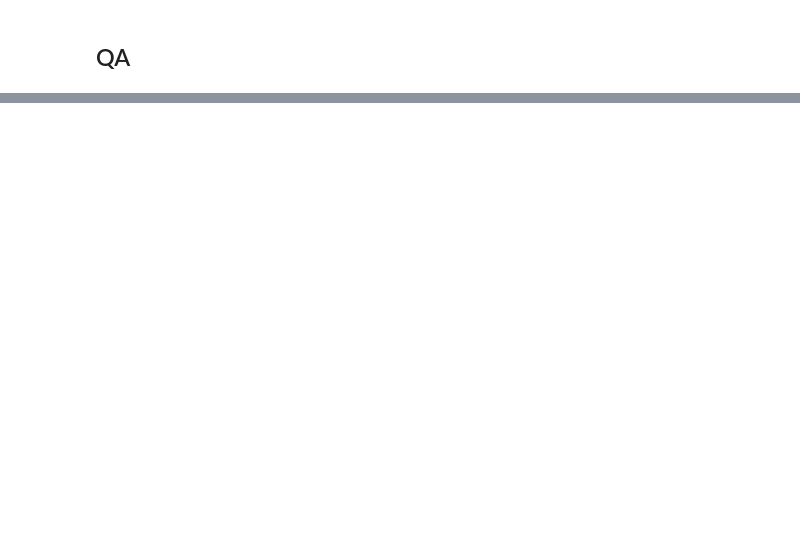
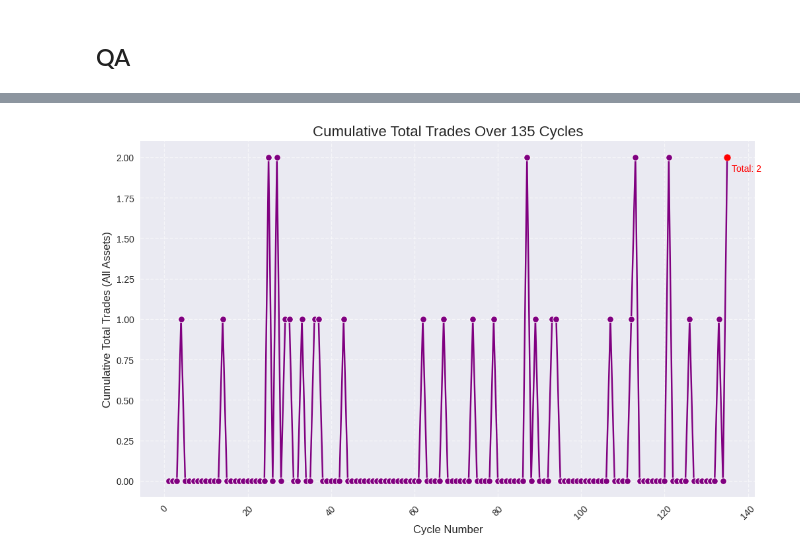
Before and after one commit to frank-morales2020/MLxDL, a Jupyter notebook: CRYTPO_QA.ipynb, the cells around one changed output, grey strips where cells are left out. Saved outputs shown, nothing was run; the diff lists cells and outputs as text; code cells hidden in the pictures; blank space fills up the shorter version.

```diff
--- a/CRYTPO_QA.ipynb
+++ b/CRYTPO_QA.ipynb
@@ -463,0 +522,79 @@ SOL/USD            11   0.000000 0.000000               0  0.000000
+# %%
+import pandas as pd
+import sqlite3
+import matplotlib.pyplot as plt
+import seaborn as sns
+import os
+
+# --- CONFIGURATION (Ensure this path is correct) ---
+# NOTE: This path must be accessible in your environment (e.g., Google Drive must be mounted)
+DB_PATH = '/content/gdrive/MyDrive/TradingBotLogs/trading_bot.db'
+
+#DB_PATH = '/content/gdrive/MyDrive/TradingBotLogs/trading_bot_MLLM.db'
+PLOT_DIR = '/content/gdrive/MyDrive/TradingBotLogs/plots/'
+os.makedirs(PLOT_DIR, exist_ok=True)
+# ---------------------------------------------------
+
+def get_cycle_performance_data(db_path):
+    """Fetches cycle number and total trades from the database."""
+    conn = sqlite3.connect(db_path)
+    query = """
+    SELECT
+        cycle_number,
+        total_trades
+    FROM cycle_performance
+    ORDER BY cycle_number
+    """
+    df = pd.read_sql_query(query, conn)
+    conn.close()
+    return df
+
+def create_total_trades_chart(df, plot_dir):
+    """Generates and saves the Total Trades Over Time chart."""
+    if df.empty or len(df) < 2:
+        print("⚠️ Insufficient cycle performance data for the chart.")
+        return
+
+    try:
+        plt.style.use('seaborn-v0_8')
+    except:
+        plt.style.use('default')
+
+    plt.figure(figsize=(12, 7))
+
+    # Plotting Total Trades Over Time
+    sns.lineplot(data=df, x='cycle_number', y='total_trades', marker='o', color='purple')
+
+    # Highlight the last trade count
+    last_cycle = df['cycle_number'].iloc[-1]
+    total_trades= sum(df['total_trades'])
+    last_trades = df['total_trades'].iloc[-1]
+    plt.scatter(last_cycle, last_trades, color='red', zorder=5)
+    plt.annotate(f"Total: {last_trades}", (last_cycle, last_trades),
+                 textcoords="offset points", xytext=(5, -15), ha='left', color='red')
+
+    plt.title(f'Cumulative Total Trades Over {last_cycle} Cycles', fontsize=16)
+    plt.xlabel('Cycle Number', fontsize=12)
+    plt.ylabel('Cumulative Total Trades (All Assets)', fontsize=12)
+    plt.grid(True, linestyle='--', alpha=0.6)
+    plt.xticks(rotation=45)
+
+    plot_path = os.path.join(plot_dir, 'total_trades_over_time.png')
+    plt.show()
+    plt.savefig(plot_path, dpi=300, bbox_inches='tight')
+    plt.close()
+    print('\n')
+
+    print(f"📈 Total Trades chart saved to {plot_path}")
+    print('\n')
+    #print(f"The bot executed a total of {last_trades} trades across all {last_cycle} cycles.")
+    print(f"The bot executed a total of {total_trades} trades across all {last_cycle} cycles.")
+
+# --- Execution ---
+try:
+    cycle_df = get_cycle_performance_data(DB_PATH)
+    create_total_trades_chart(cycle_df, PLOT_DIR)
+except Exception as e:
+    print(f"💥 Critical plotting error: {e}")
+# %% [output]
+[figure, added]
```
Also changed, not shown: parts of 5 cells of this notebook.
